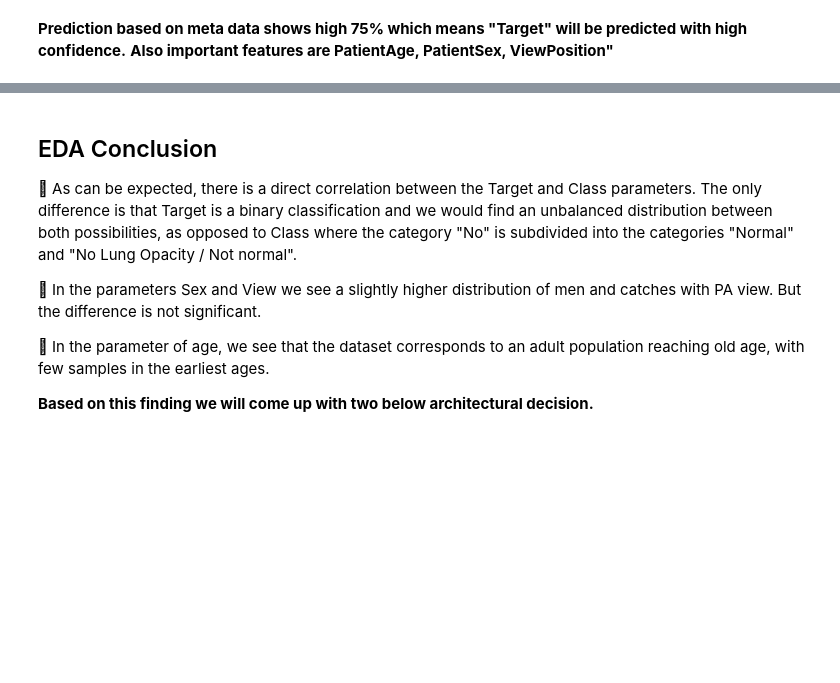
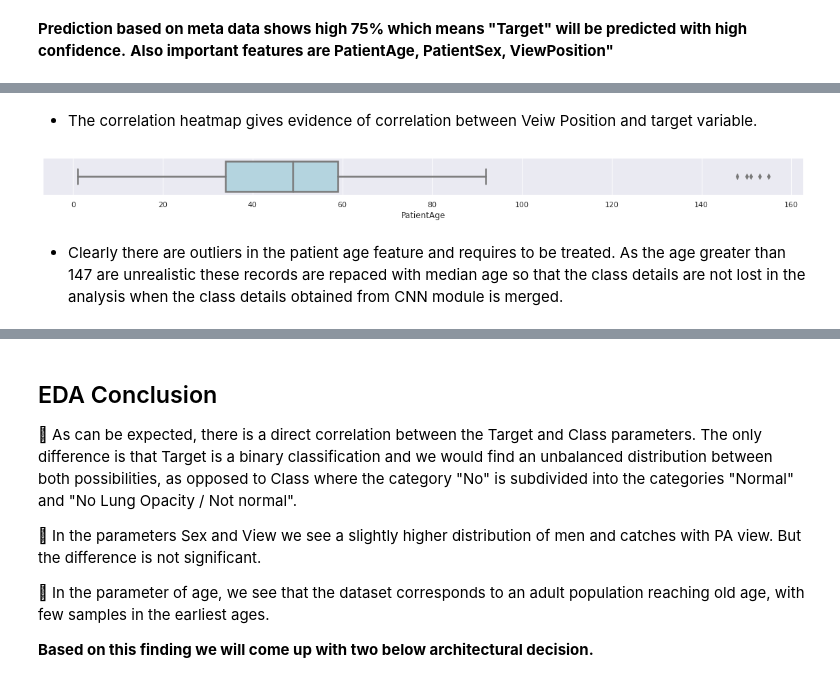
Before and after one commit to pswaruppk/GL_CAPSTONE, a Jupyter notebook: pneumonia_detection.ipynb, the cells around one changed output, grey strips where cells are left out. Cells and saved outputs as stored; diff of their text form; code cells hidden in the pictures; blank space fills up the shorter version.

Commit message:
Merged Prabhus's change

```diff
--- a/pneumonia_detection.ipynb
+++ b/pneumonia_detection.ipynb
@@ -1067,0 +1109,9 @@ f_imp
+# %% [markdown]
+- The correlation heatmap gives evidence of correlation between Veiw Position and target variable.
+# %%
+plt.figure(figsize= (20, 1))
+sns.boxplot(x= Mdata.PatientAge, color='lightblue');
+# %% [output]
+[figure, added]
+# %% [markdown]
+- Clearly there are outliers in the patient age feature and requires to be treated. As the age greater than 147 are unrealistic these records are repaced with median age so that the class details are not lost in the analysis when the class details obtained from CNN module is merged.
```
Also changed, not shown: parts of 107 cells of this notebook.
